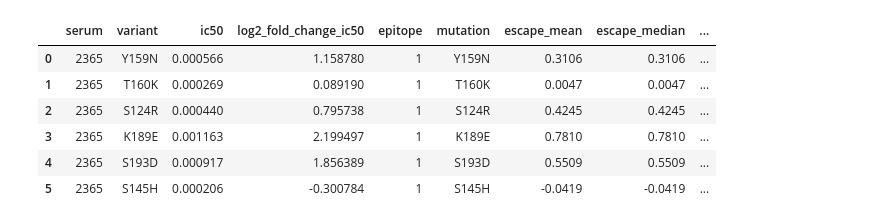
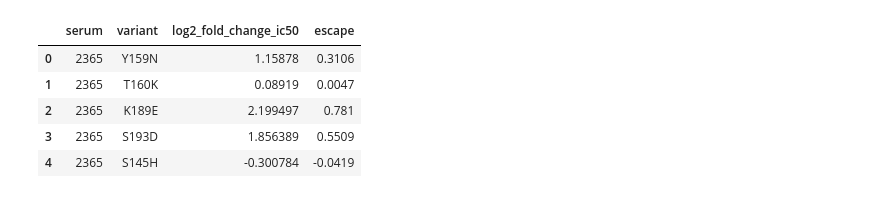
Before and after one commit to sorsinelli/flu_h3_hk19_dms_ic50, a Jupyter notebook: scratch_notebooks/figure_drafts/validation_correlations/Untitled.ipynb, the cells around one changed output. Cells and saved outputs as stored; diff of their text form; code cells hidden in the pictures.

```diff
--- a/scratch_notebooks/figure_drafts/validation_correlations/Untitled.ipynb
+++ b/scratch_notebooks/figure_drafts/validation_correlations/Untitled.ipynb
@@ -31,47 +50,69 @@ ic50s
+# %%
+df = '3944_fold-change_final.csv'
+df = pd.read_csv(f'experiments/validations_hk19/{df}')
+df = df.loc[(df['variant'] != 'T160K-Y159N')]
+df['serum'] = df['serum'].astype(str)
+
+ic80s = pd.concat([ic80s, df])
+
+ic80s = ic80s[ic80s['serum'] != '215C']
+ic80s = ic80s.loc[ic80s['variant'] != 'S124R']
+# %%
+ics = pd.read_csv('experiments/validations_hk19/ic50_fold_changes.csv')
+ics = ics.loc[(ics['variant'] != 'T160K-Y159N')]
+ics['serum'] = ics['serum'].astype(str)
 # %%
-model_prediction_df = pd.read_csv('results/antibody_escape/2365_avg.csv')
-# pickle_file=f'results/polyclonal_fits/libA_230620_1_3944_1.pickle'
-# pickle_file=f'results/polyclonal_fits/libB_230407_1_3944_1.pickle'
-# pickle_file=f'results/polyclonal_fits/libA_230419_1_215C_1.pickle'
-# pickle_file=f'results/polyclonal_fits/libB_230502_1_215C_1.pickle'
-# with open(pickle_file, "rb") as f:
-#     model = pickle.load(f)
-# f.close()
+sera = ['4584', '3857', '3856', '2365', '3944', '197C', '74C']
 
-# model_prediction_df = model[0].mut_escape_df
+models_list = []
+for serum in sera:
+    df = pd.read_csv(f'results/antibody_escape/{serum}_avg.csv')
+    df['serum'] = serum
+    models_list.append(df)
 
-model_prediction_df['variant'] = (
-    model_prediction_df["wildtype"] +
-    model_prediction_df["site"].astype(str) +
-    model_prediction_df["mutant"]
+models = pd.concat(models_list)
+
+models['variant'] = (
+    models["wildtype"] +
+    models["site"].astype(str) +
+    models["mutant"]
 )
 
-model_prediction_df = (
-    model_prediction_df.drop(columns=[
-        "wildtype",
-        "site",
-        "mutant",
-    ])
-)
+models = models[['variant', 'serum', 'escape_mean']]
 
 # Merge model predictions with measured ICs
-validation_vs_prediction = (
-    ic50s.merge(
-        model_prediction_df,
+corr_df = (
+    ics.merge(
+        models,
         how="left",
-        on=["variant"],
+        on=["variant", "serum"],
         validate="one_to_one",
     )
-    # .rename(columns={"varia" : "Amino acid substitutions", "ic50_bound" : "Lower bound"})
     .fillna(0)
 )
 
-validation_vs_prediction
+corr_df = corr_df.rename(columns={'escape_mean': 'escape'})
+
+# Add a WT entry for each serum with log2 fold change of 0 and escape of 0
+wt_df = pd.DataFrame(columns=['serum', 'variant', 'log2_fold_change_ic50', 'escape'])
+
+# Iterate over unique serum values
+for serum_value in corr_df['serum'].unique():
+
+    # Create a 'WT' row for the current serum value
+    wt_row = pd.DataFrame({'serum': [serum_value], 'variant': ['WT'], 'log2_fold_change_ic50': [0], 'escape': [0]})
+
+    # Append the 'WT' row to the result DataFrame
+    wt_df = pd.concat([wt_df, wt_row], ignore_index=True)
+
+# Append the 'WT' rows to the original DataFrame
+corr_df = pd.concat([corr_df, wt_df], ignore_index=True)
+
+corr_df.head()
 # %% [output]
-|  | serum | variant | ic50 | log2_fold_change_ic50 | epitope | mutation | escape_mean | escape_median | ... |
-| 0 | 2365 | Y159N | 0.000566 | 1.158780 | 1 | Y159N | 0.3106 | 0.3106 | ... |
-| 1 | 2365 | T160K | 0.000269 | 0.089190 | 1 | T160K | 0.0047 | 0.0047 | ... |
-| 2 | 2365 | S124R | 0.000440 | 0.795738 | 1 | S124R | 0.4245 | 0.4245 | ... |
-| 3 | 2365 | K189E | 0.001163 | 2.199497 | 1 | K189E | 0.7810 | 0.7810 | ... |
-| 4 | 2365 | S193D | 0.000917 | 1.856389 | 1 | S193D | 0.5509 | 0.5509 | ... |
-| 5 | 2365 | S145H | 0.000206 | -0.300784 | 1 | S145H | -0.0419 | -0.0419 | ... |
+|  | serum | variant | log2_fold_change_ic50 | escape |
+| 0 | 2365 | Y159N | 1.15878 | 0.3106 |
+| 1 | 2365 | T160K | 0.08919 | 0.0047 |
+| 2 | 2365 | K189E | 2.199497 | 0.781 |
+| 3 | 2365 | S193D | 1.856389 | 0.5509 |
+| 4 | 2365 | S145H | -0.300784 | -0.0419 |
```
Also changed, not shown: parts of 17 cells of this notebook, 27 other files.
